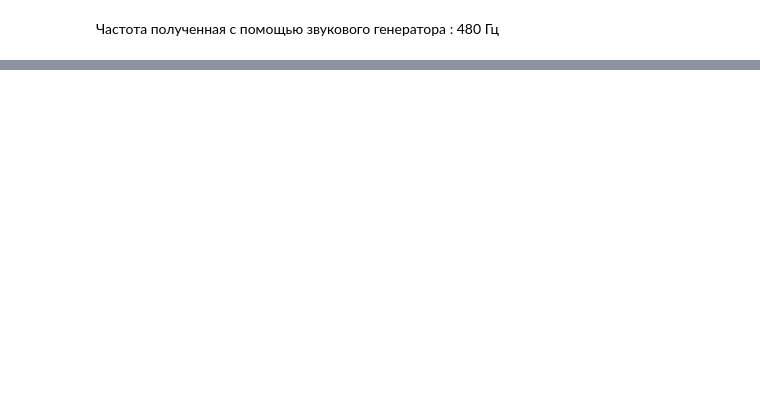
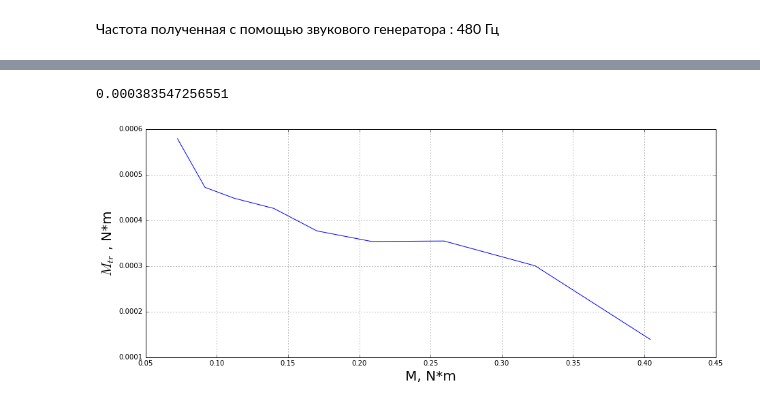
Before and after one commit to ale3otik/Physic_labs2016, a Jupyter notebook: Laba6/gyroscope.ipynb, the cells around one changed output, grey strips where cells are left out. Cells and saved outputs as stored; diff of their text form; code cells hidden in the pictures; blank space fills up the shorter version.

```diff
--- a/Laba6/gyroscope.ipynb
+++ b/Laba6/gyroscope.ipynb
@@ -139,0 +171,15 @@ plt.show()
+# %%
+wphi = k * (dphi / ts)
+print(np.mean(wphi))
+wdh = np.array(dh) / ts
+# print(wphi)
+plt.figure(figsize=(15,6))
+plt.grid(True)
+plt.plot(mkg,wphi)
+plt.xlabel(r'M, N*m' , size=20)
+plt.ylabel(r'$M_{tr}$ , N*m' , size=20)
+plt.savefig('graph3.png')
+plt.show()
+# %% [output]
+0.000383547256551
+[figure, added]
```
Also changed, not shown: parts of 9 cells of this notebook, 10 other files.
